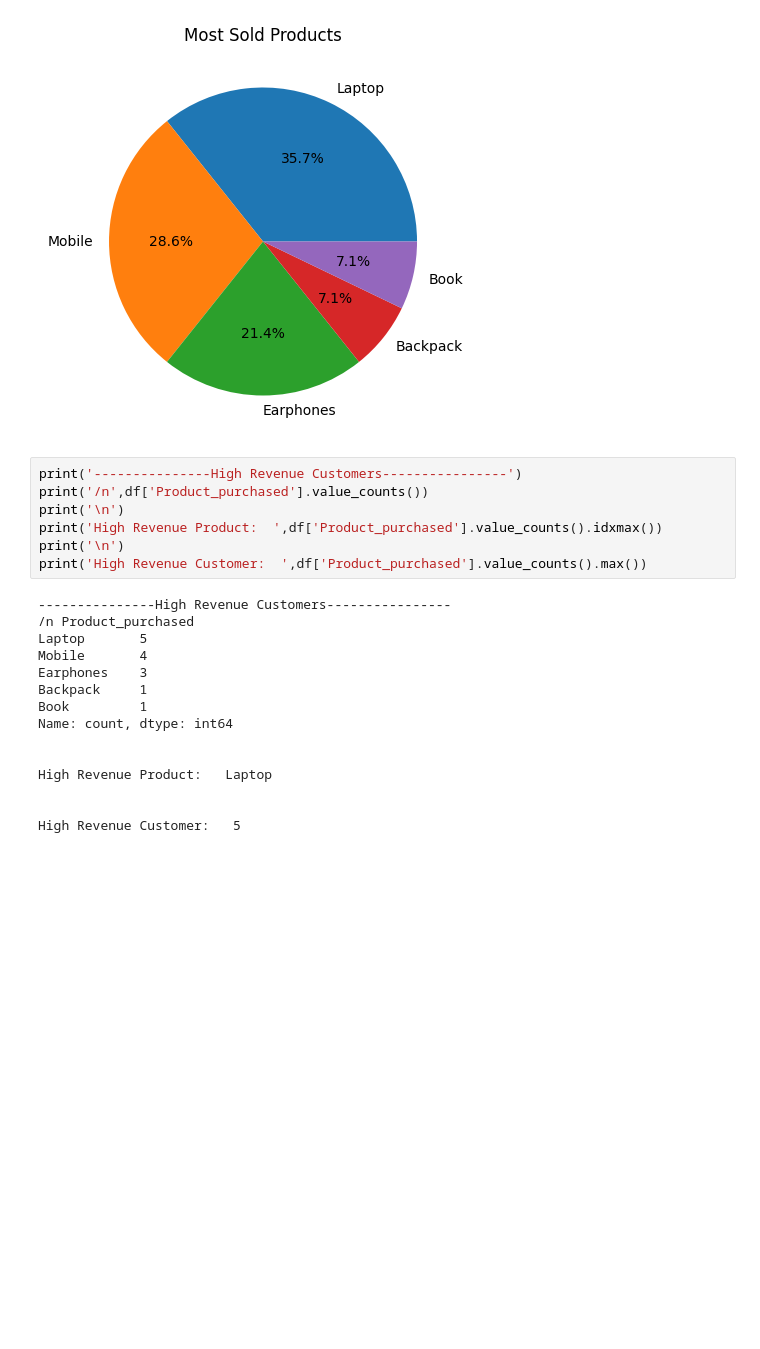
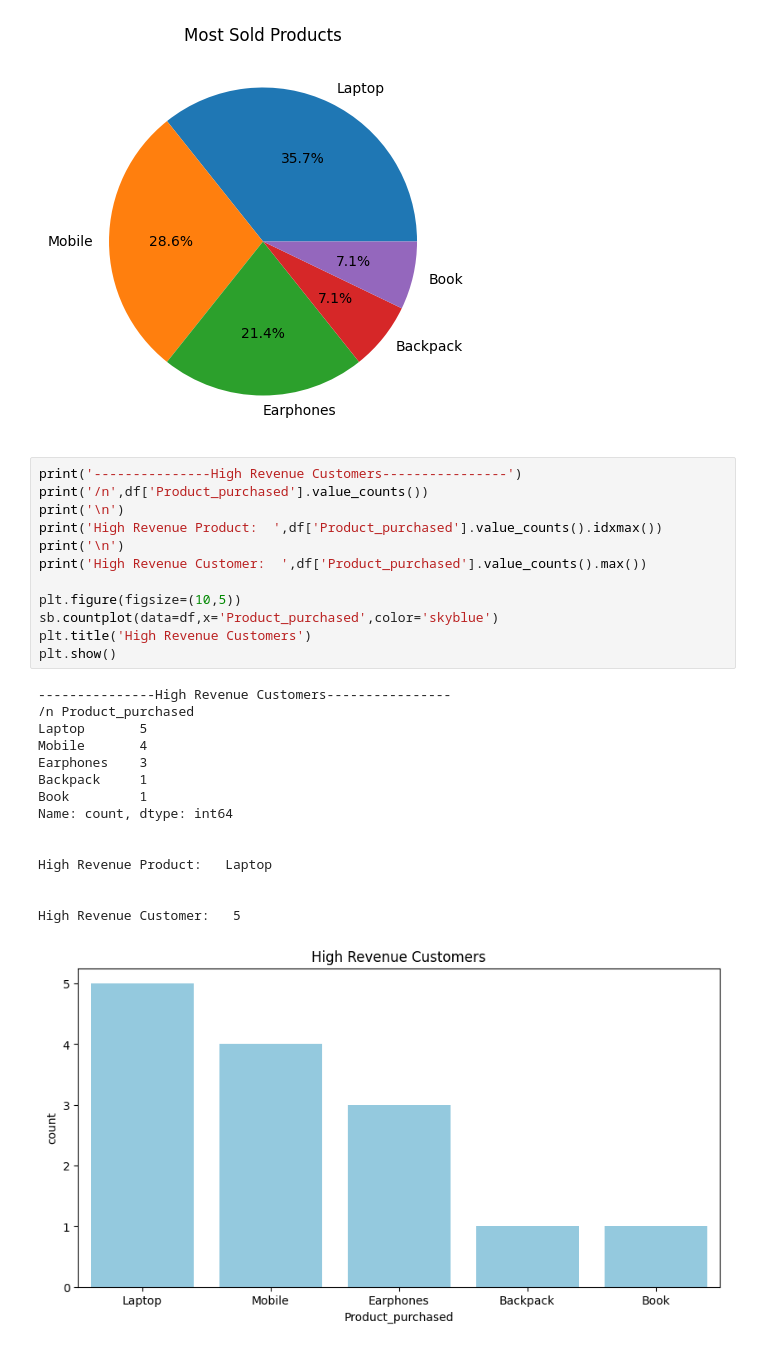
Before and after one commit to KarthikReddyvmd/Ethnotech-Data-Analytics-Training, a Jupyter notebook: Day 4/Module1Assignments/Analysis-2.ipynb, the cells around one changed output. Saved outputs shown, nothing was run; the diff lists cells and outputs as text; blank space fills up the shorter version.

```diff
--- a/Day 4/Module1Assignments/Analysis-2.ipynb
+++ b/Day 4/Module1Assignments/Analysis-2.ipynb
@@ -57,22 +57,28 @@ Most Sold Product:   Laptop
 # %%
 print('---------------High Revenue Customers----------------')
 print('/n',df['Product_purchased'].value_counts())
 print('\n')
 print('High Revenue Product:  ',df['Product_purchased'].value_counts().idxmax())
 print('\n')
 print('High Revenue Customer:  ',df['Product_purchased'].value_counts().max())
+
+plt.figure(figsize=(10,5))
+sb.countplot(data=df,x='Product_purchased',color='skyblue')
+plt.title('High Revenue Customers')
+plt.show()
 # %% [output]
 ---------------High Revenue Customers----------------
 /n Product_purchased
 Laptop       5
 Mobile       4
 Earphones    3
 Backpack     1
 Book         1
 Name: count, dtype: int64
 
 
 High Revenue Product:   Laptop
 
 
 High Revenue Customer:   5
+[figure, added]
```
Also changed, not shown: parts of 2 cells of this notebook.
